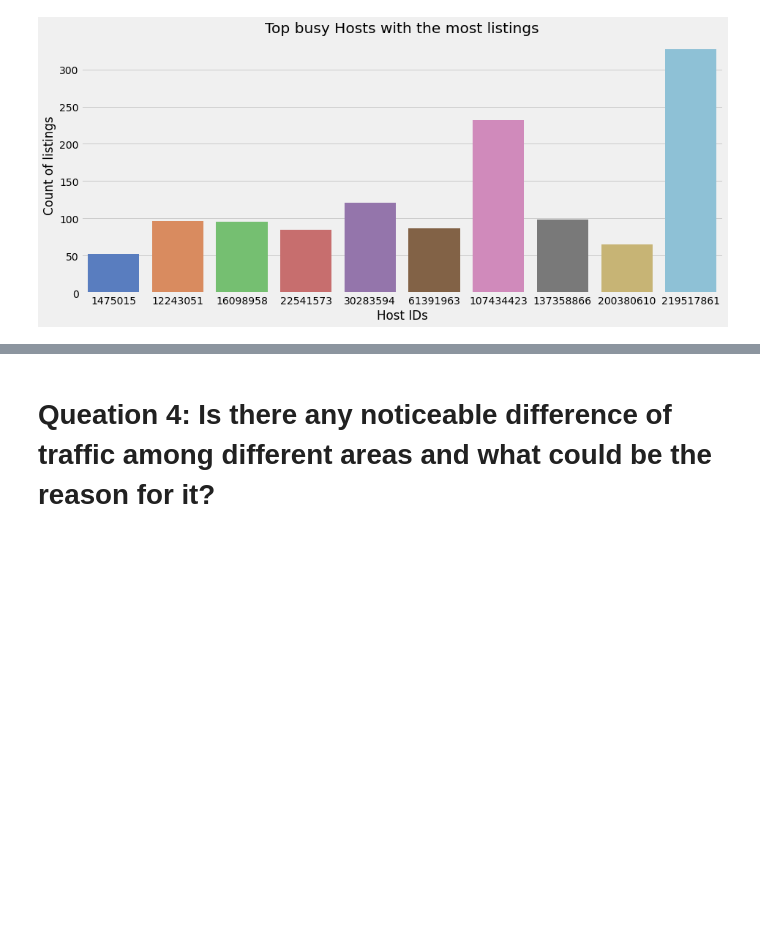
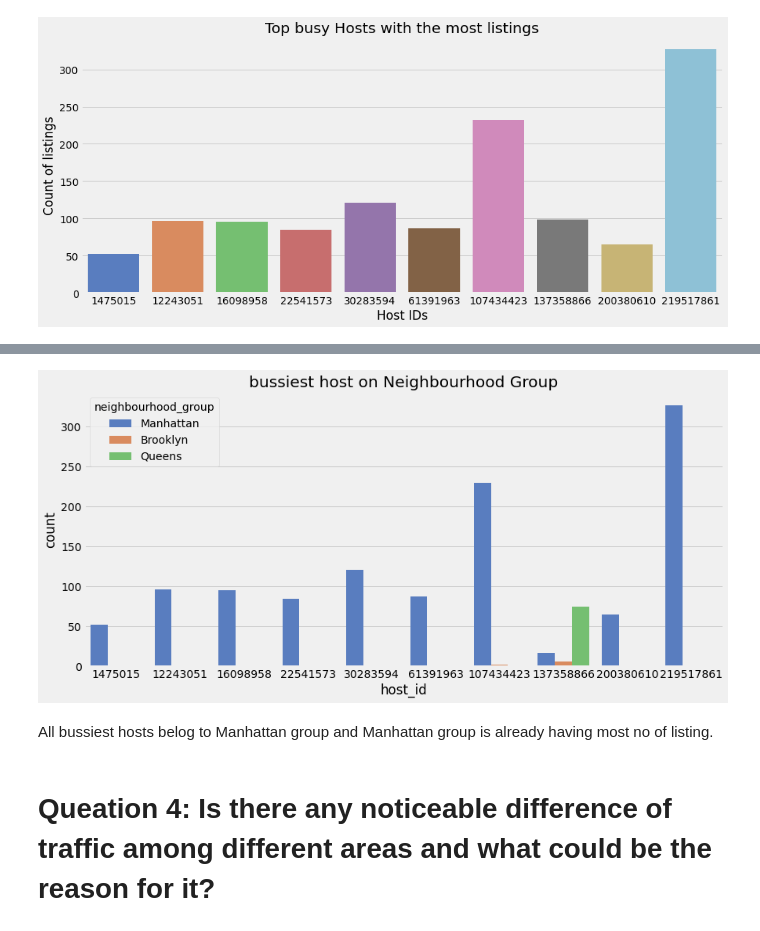
Before and after one commit to Deeksha-Data-Scientist/Airbnb-Bookings-Analysis, a Jupyter notebook: Airbnb_Bookings_Analysis_Capstone_Project.ipynb, the cells around one changed output, grey strips where cells are left out. Drawn from its saved outputs; the diff is of its cells as text; code cells hidden in the pictures; blank space fills up the shorter version.

```diff
--- a/Airbnb_Bookings_Analysis_Capstone_Project.ipynb
+++ b/Airbnb_Bookings_Analysis_Capstone_Project.ipynb
@@ -543,3 +568,7 @@ viz_1.set_xticklabels(viz_1.get_xticklabels(), rotation=0)
  Text(0, 0, '200380610'),
  Text(0, 0, '219517861')]
 [figure]
+# %%
+# taking intersection of top_host and dataframe df
+int_df = pd.merge(top_host_df, df, how ='inner', on =['host_id'])
+int_df.head()
@@ -546,3 +582,12 @@ viz_1.set_xticklabels(viz_1.get_xticklabels(), rotation=0)
+# %%
+plt.figure(figsize=(13,6))
+plt.title("bussiest host on Neighbourhood Group")
+sns.countplot(x=int_df.host_id,hue=int_df.neighbourhood_group, palette="muted")
+plt.show()
+# %% [output]
+[figure, added]
+# %% [markdown]
+All bussiest hosts belog to Manhattan group and Manhattan group is already having most no of listing.
 # %% [markdown]
 # Queation 4: Is there any noticeable difference of traffic among different areas and what could be the reason for it?
 # %%
```
Also changed, not shown: parts of 16 cells of this notebook.
